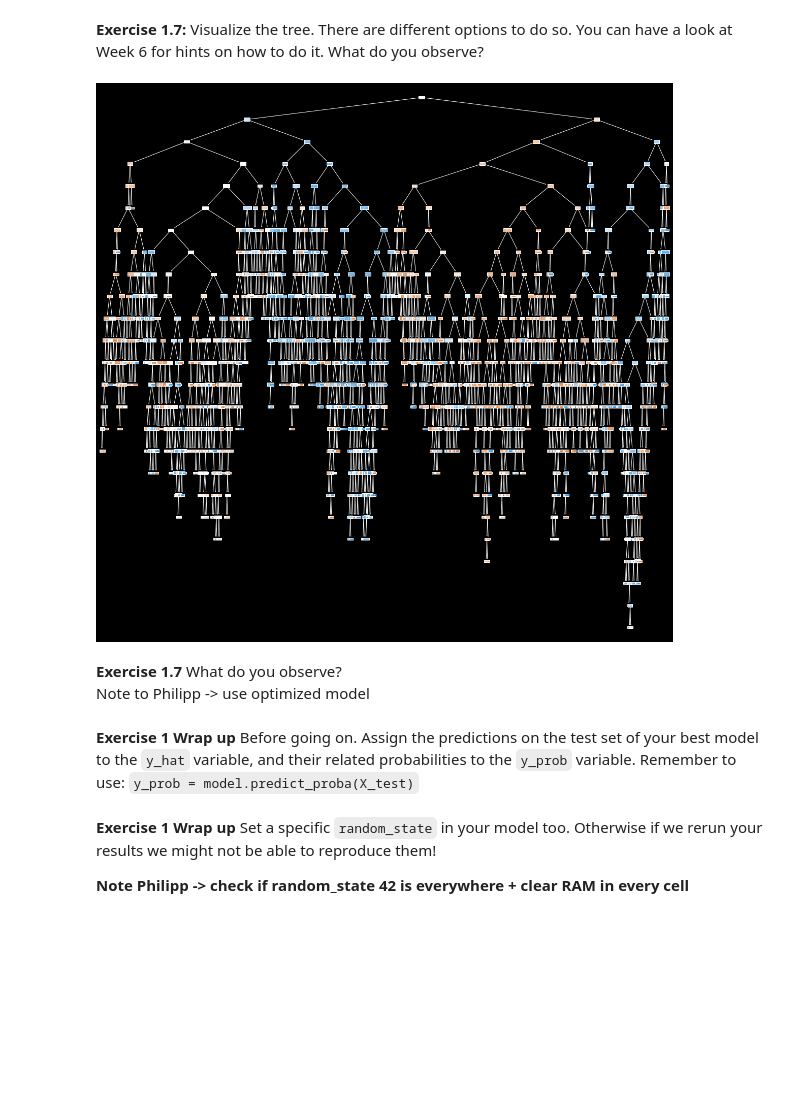
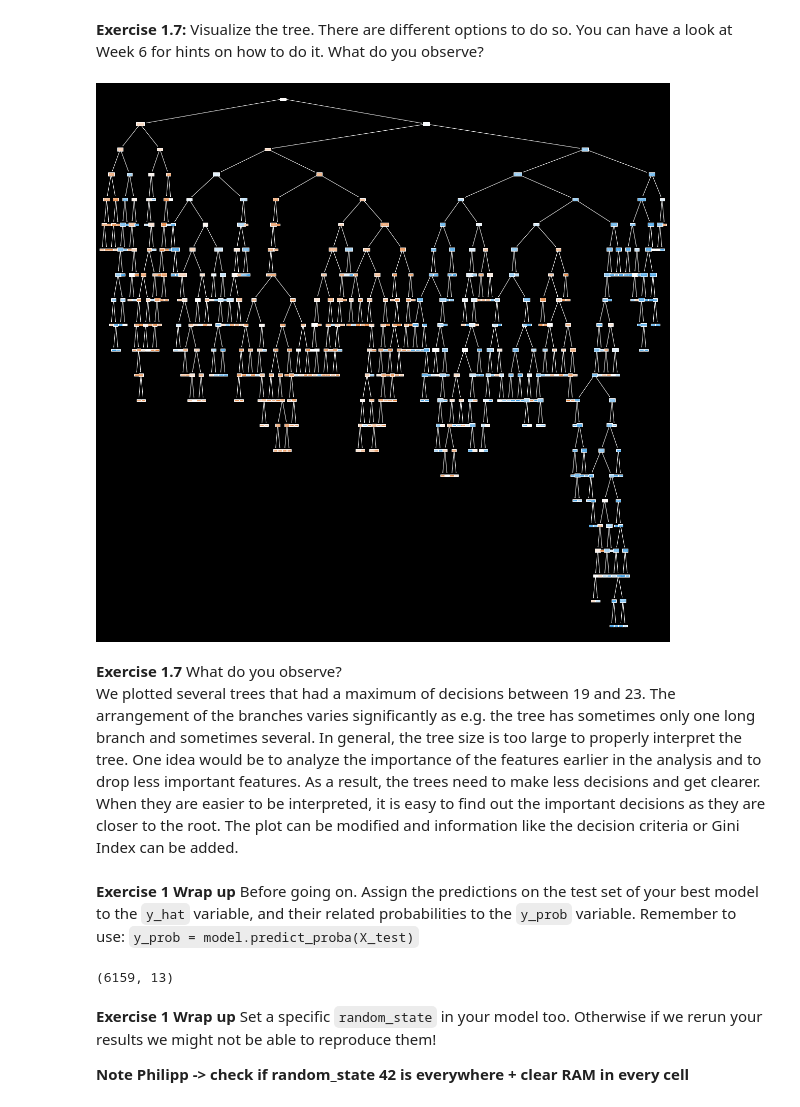
Before and after one commit to player1s/SocialDataWithTheBESTGroupEver, a Jupyter notebook: assignments/Assignment2.ipynb, the cells around one changed output. Drawn from its saved outputs; the diff is of its cells as text; code cells hidden in the pictures; blank space fills up the shorter version.

```diff
--- a/assignments/Assignment2.ipynb
+++ b/assignments/Assignment2.ipynb
@@ -112,13 +111,14 @@ I<br> In the exercise, we were not explicitly asked to balance the dataset, but
 **Exercise 1.4:** Fit a model to your Train set. Choose between a `DecisionTreeClassifier` or a `RandomForestClassifier`: Describe how the model you chose works and why you chose it.
 # %%
 # Exercise 1.4
+
 # fit a RandomForestClassifier or DecisionTreeClassifier on the data
 
 # Import the model we are using
 from sklearn.ensemble import RandomForestClassifier
 # Instantiate model with 1000 decision trees
-rf = RandomForestClassifier(n_estimators = 1000)
+rf_base = RandomForestClassifier(n_estimators = 1000, random_state=42)
 # Train the model on training data
-rf.fit(X_train, y_train)
+rf_base.fit(X_train, y_train)
 # %% [output]
 RandomForestClassifier(n_estimators=1000)
@@ -266,23 +279,25 @@ Improvement of 4.76%.
 # %%
 # Exercise 1.7 Visualize the tree
 
 # use model.estimators_[n] as I used the random forest estimator
 
 from sklearn import tree
 
-rf.fit(X_train, y_train)
-
 plt.figure(figsize=(20,20))
-_ = tree.plot_tree(rf.estimators_[0], feature_names=X_train.columns, filled=True)
+_ = tree.plot_tree(best_rf.estimators_[150], feature_names=X_train.columns, filled=True)
 # %% [output]
-[figure, old version]
+[figure, new version]
-# %% [markdown]
-**Exercise 1.7** What do you observe?
-<br> Note to Philipp -> use optimized model
+# %% [markdown]
+**Exercise 1.7** What do you observe?
+<br> We plotted several trees that had a maximum of decisions between 19 and 23. The arrangement of the branches varies significantly as e.g. the tree has sometimes only one long branch and sometimes several. In general, the tree size is too large to properly interpret the tree. One idea would be to analyze the importance of the features earlier in the analysis and to drop less important features. As a result, the trees need to make less decisions and get clearer. When they are easier to be interpreted, it is easy to find out the important decisions as they are closer to the root. The plot can be modified and information like the decision criteria or Gini Index can be added.
 # %% [markdown]
 **Exercise 1 Wrap up** Before going on. Assign the predictions on the test set of your best model to the `y_hat` variable, and their related probabilities to the `y_prob` variable. Remember to use: `y_prob = model.predict_proba(X_test)`
 # %%
-#Exercise 1 Wrap up
+# Exercise 1 Wrap up
+y_hat = best_rf.predict(X_test)
+y_prob = best_rf.predict_proba(X_test)
+# %% [output]
+(6159, 13)
 # %% [markdown]
 **Exercise 1 Wrap up** Set a specific `random_state` in your model too. Otherwise if we rerun your results we might not be able to reproduce them!
 
```
Also changed, not shown: parts of 14 cells of this notebook.
